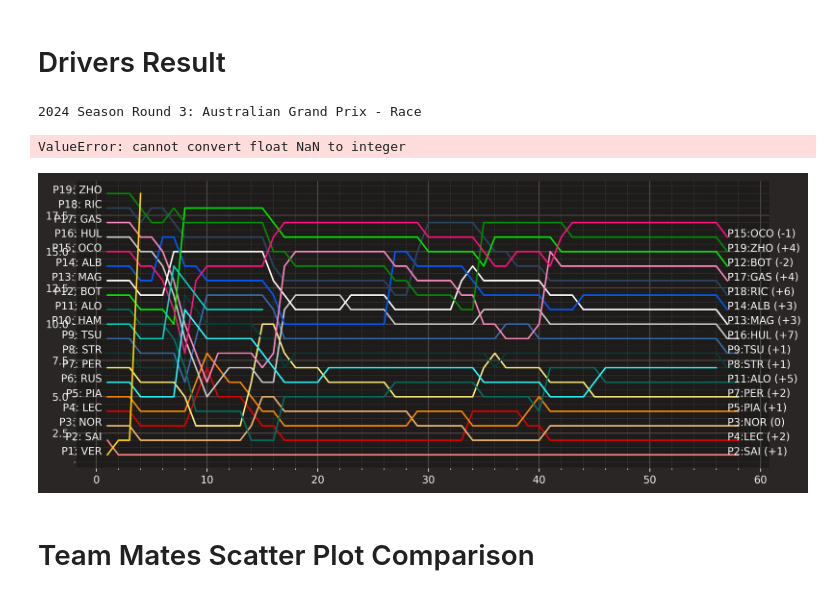
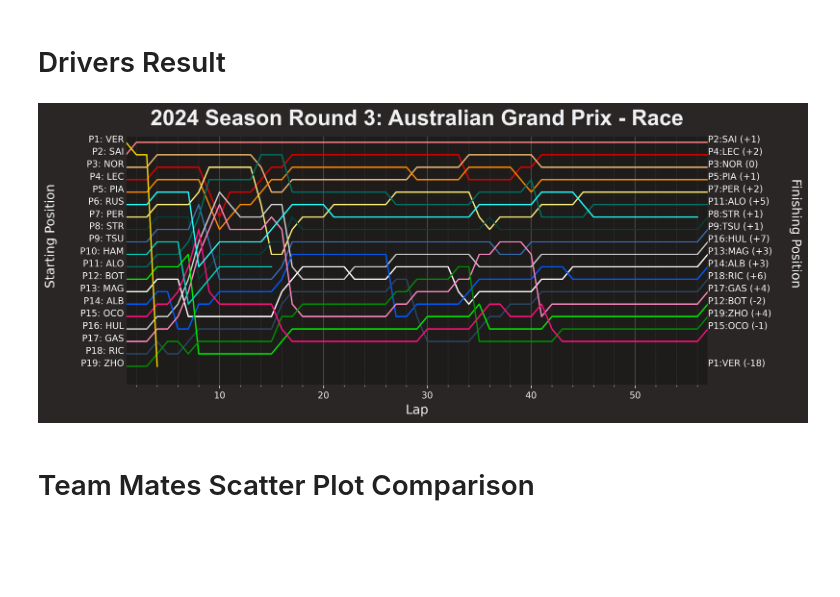
Before and after one commit to visciric/Projects, a Jupyter notebook: F1 Data Analysis/season_2024/03_Melbourne/Race.ipynb, the cells around one changed output. Saved outputs shown, nothing was run; the diff lists cells and outputs as text; code cells hidden in the pictures; blank space fills up the shorter version.

Commit message:
race melbourne added

```diff
--- a/F1 Data Analysis/season_2024/03_Melbourne/Race.ipynb
+++ b/F1 Data Analysis/season_2024/03_Melbourne/Race.ipynb
@@ -157,56 +160,56 @@ show(p)
 [interactive output not drawn]
 # %% [markdown]
 # Drivers Result
-# %%
-session
-# %% [output]
-2024 Season Round 3: Australian Grand Prix - Race
 # %%
+def plot_positions(session):
+    fig, ax = plt.subplots(figsize=(12, 5), dpi=300)
 
-def plot_race_results(session,session_name, figsize=(12, 5), dpi=300):
-    fig, ax = plt.subplots(figsize=figsize, dpi=dpi)
-
-    # Plot driver positions
     for drv in session.drivers:
         drv_laps = session.laps.pick_driver(drv)
+        if drv_laps.empty:
+            continue  # Skip drivers with no laps
+
         abb = drv_laps['Driver'].iloc[0]
         color = ff1.plotting.driver_color(abb)
+        ax.plot(drv_laps['LapNumber'], drv_laps['Position'], label=abb, color=color)
 
-        ax.plot(drv_laps['LapNumber'], drv_laps['Position'],
-                label=abb, color=color)
-
-    # Add starting positions on the left side of the plot
     for drv in session.drivers:
         drv_laps = session.laps.pick_driver(drv)
+        if drv_laps.empty or np.isnan(drv_laps['Position'].iloc[0]):
+            continue
+
         abb = drv_laps['Driver'].iloc[0]
         starting_position = int(drv_laps['Position'].iloc[0])
-        ax.text(0.8, drv_laps['Position'].iloc[0], f"P{starting_position}: {abb} ", color='w', ha='right')
+        ax.text(0.8, starting_position, f"P{starting_position}: {abb}", color='w', ha='right')
 
-    # Add final positions and places gained on the right side of the plot
     for drv in session.drivers:
         drv_laps = session.laps.pick_driver(drv)
+        if drv_laps.empty:
+            continue
+
         abb = drv_laps['Driver'].iloc[0]
         final_position = drv_laps['Position'].iloc[-1]
         starting_position = int(drv_laps['Position'].iloc[0])
+        if np.isnan(final_position) or np.isnan(starting_position):
+            continue
+
         places_gained = int(starting_position - final_position)
-        places_text =  f"({'+' if places_gained > 0 else '' if places_gained == 0 else '-'}{abs(places_gained)})"
+        places_text = f"({'+' if places_gained > 0 else '' if places_gained == 0 else '-'}{abs(places_gained)})"
         ax.text(57, final_position, f"P{starting_position}:{abb} {places_text}", color='w', ha='left')
 
-    # Add annotation for track position on the left side
-    ax.annotate('Track Position', xy=(-0.11, 0.4), xycoords='axes fraction', fontsize=14, color='w', rotation=90)
-
+    ax.annotate('Starting Position', xy=(-0.14, 0.4), xycoords='axes fraction', fontsize=14, color='w', rotation=90)
+    ax.annotate('Finishing Position', xy=(+1.14, 0.4), xycoords='axes fraction', fontsize=14, color='w', rotation=-90)
     ax.set_ylim([20.5, 0.5])
     ax.set_yticks([])
-    ax.set_xlabel('Lap Number', fontsize=14)
+    ax.set_xlabel('Lap', fontsize=14)
     ax.set_xlim([1, 57])
-    plt.title(f'2024 {session_name} Grand Prix', font='Arial', fontweight='bold', fontsize=24)
+    plt.title(f'{session}', font='Arial', fontweight='bold', fontsize=24)
     plt.tight_layout()
     plt.show()
-# %%
-plot_race_results(session, 'melbourne')
-# %% [output]
-ValueError: cannot convert float NaN to integer
-[figure, removed]
+# %%
+plot_positions(session)
+# %% [output]
+[figure, added]
 # %% [markdown]
 # Team Mates Scatter Plot Comparison
 # %%
```
Also changed, not shown: parts of 17 cells of this notebook, 2 other files.
